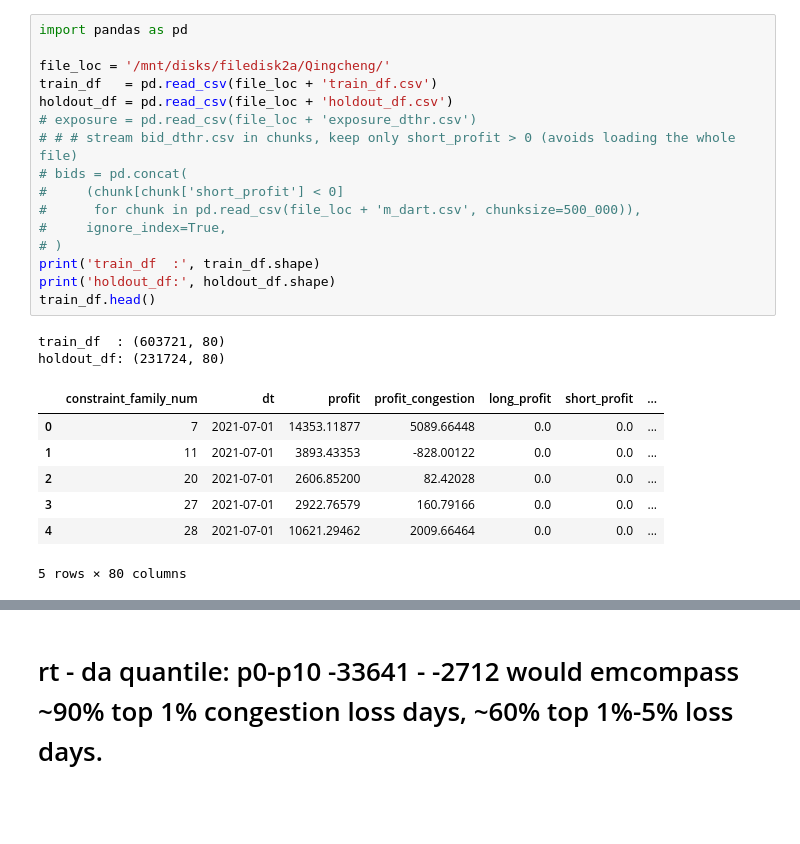
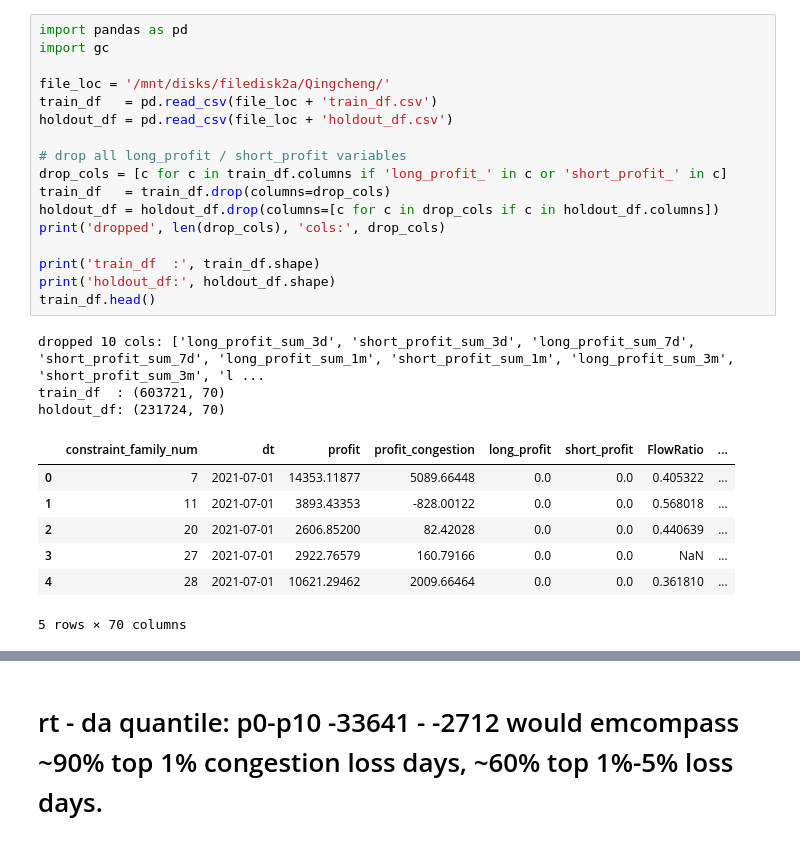
Before and after one commit to qingcheng-rgb/Qingcheng, a Jupyter notebook: QCTest/constraint_family_exposure_risk/SPP_risk_cut_analysis.ipynb, the cells around one changed output, grey strips where cells are left out. Cells and saved outputs as stored; diff of their text form; blank space fills up the shorter version.

```diff
--- a/QCTest/constraint_family_exposure_risk/SPP_risk_cut_analysis.ipynb
+++ b/QCTest/constraint_family_exposure_risk/SPP_risk_cut_analysis.ipynb
@@ -1,26 +1,28 @@
 # %%
 import pandas as pd
+import gc
 
 file_loc = '/mnt/disks/filedisk2a/Qingcheng/'
 train_df   = pd.read_csv(file_loc + 'train_df.csv')
 holdout_df = pd.read_csv(file_loc + 'holdout_df.csv')
-# exposure = pd.read_csv(file_loc + 'exposure_dthr.csv')
-# # # stream bid_dthr.csv in chunks, keep only short_profit > 0 (avoids loading the whole file)
-# bids = pd.concat(
-#     (chunk[chunk['short_profit'] < 0]
-#      for chunk in pd.read_csv(file_loc + 'm_dart.csv', chunksize=500_000)),
-#     ignore_index=True,
-# )
+
+# drop all long_profit / short_profit variables
+drop_cols = [c for c in train_df.columns if 'long_profit_' in c or 'short_profit_' in c]
+train_df   = train_df.drop(columns=drop_cols)
+holdout_df = holdout_df.drop(columns=[c for c in drop_cols if c in holdout_df.columns])
+print('dropped', len(drop_cols), 'cols:', drop_cols)
+
 print('train_df  :', train_df.shape)
 print('holdout_df:', holdout_df.shape)
 train_df.head()
 # %% [output]
-train_df  : (603721, 80)
-holdout_df: (231724, 80)
+dropped 10 cols: ['long_profit_sum_3d', 'short_profit_sum_3d', 'long_profit_sum_7d', 'short_profit_sum_7d', 'long_profit_sum_1m', 'short_profit_sum_1m', 'long_profit_sum_3m', 'short_profit_sum_3m', 'l ...
+train_df  : (603721, 70)
+holdout_df: (231724, 70)
-|  | constraint_family_num | dt | profit | profit_congestion | long_profit | short_profit | ... |
-| 0 | 7 | 2021-07-01 | 14353.11877 | 5089.66448 | 0.0 | 0.0 | ... |
-| 1 | 11 | 2021-07-01 | 3893.43353 | -828.00122 | 0.0 | 0.0 | ... |
-| 2 | 20 | 2021-07-01 | 2606.85200 | 82.42028 | 0.0 | 0.0 | ... |
-| 3 | 27 | 2021-07-01 | 2922.76579 | 160.79166 | 0.0 | 0.0 | ... |
-| 4 | 28 | 2021-07-01 | 10621.29462 | 2009.66464 | 0.0 | 0.0 | ... |
+|  | constraint_family_num | dt | profit | profit_congestion | long_profit | short_profit | FlowRatio | ... |
+| 0 | 7 | 2021-07-01 | 14353.11877 | 5089.66448 | 0.0 | 0.0 | 0.405322 | ... |
+| 1 | 11 | 2021-07-01 | 3893.43353 | -828.00122 | 0.0 | 0.0 | 0.568018 | ... |
+| 2 | 20 | 2021-07-01 | 2606.85200 | 82.42028 | 0.0 | 0.0 | 0.440639 | ... |
+| 3 | 27 | 2021-07-01 | 2922.76579 | 160.79166 | 0.0 | 0.0 | NaN | ... |
+| 4 | 28 | 2021-07-01 | 10621.29462 | 2009.66464 | 0.0 | 0.0 | 0.361810 | ... |
-5 rows × 80 columns
+5 rows × 70 columns
```
Also changed, not shown: parts of 68 cells of this notebook, 6 other files.
